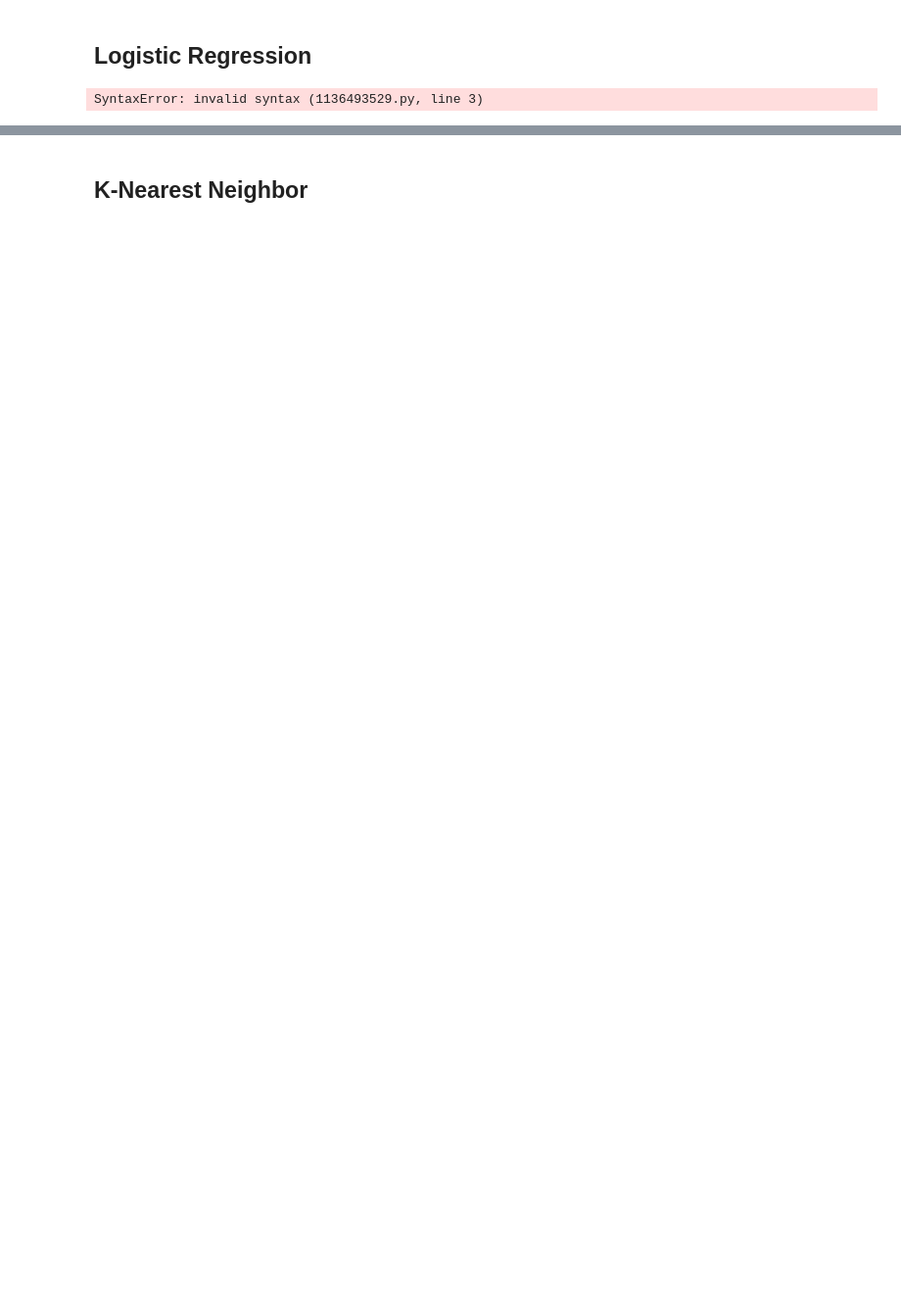
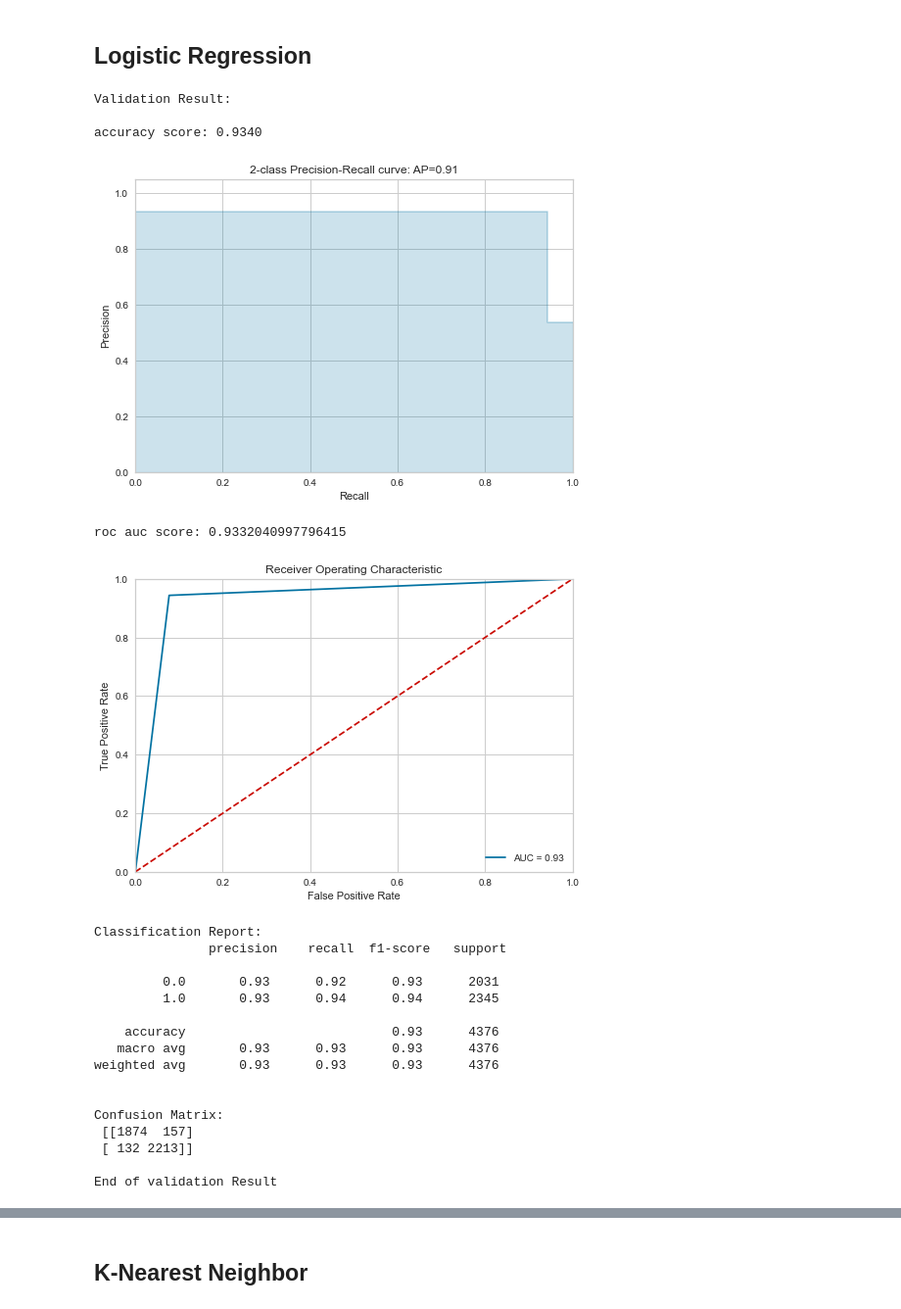
Before and after one commit to shanshanlao/Airline-Passenger-Satisfaction-Prediction, a Jupyter notebook: Code/Airline_data_modeling.ipynb, the cells around one changed output, grey strips where cells are left out. Shown at 98% size. Drawn from its saved outputs; the diff is of its cells as text; code cells hidden in the pictures; blank space fills up the shorter version.

Commit message:
Tested and Evaluated Models
Tested Models: LogisticRegression, KNN, Decision Tree, Random Forest

Co-Authored-By: RileyXiaoyu <115016937+RileyXiaoyu@users.noreply.github.com>

```diff
--- a/Code/Airline_data_modeling.ipynb
+++ b/Code/Airline_data_modeling.ipynb
@@ -431,10 +438,47 @@ pd.DataFrame(list(zip(X_train.columns,model_rfe.ranking_)),
 # %% [markdown]
 ## Logistic Regression
-# %%
-# Add result to model_comparison dataframe
-model_name = 'LogisticRegression'
-y_pred = #???
-
-add_result(model_name, y_val, y_pred)
-# %% [output]
-SyntaxError: invalid syntax (1136493529.py, line 3)
+# %%
+from sklearn.linear_model import LogisticRegression
+from sklearn.model_selection import RepeatedStratifiedKFold
+from sklearn.model_selection import RandomizedSearchCV
+import warnings
+warnings.filterwarnings('ignore')
+
+# define model
+model = LogisticRegression()
+# define evaluation
+cv = RepeatedStratifiedKFold(n_splits=10, n_repeats=3, random_state=1)
+# define search space
+space = dict()
+space['solver'] = ['newton-cg', 'lbfgs', 'liblinear']
+space['penalty'] = ['l1', 'l2', 'elasticnet']
+
+# define search
+search = RandomizedSearchCV(model, space, n_iter=500, scoring='accuracy', n_jobs=-1, cv=cv, random_state=1)
+# execute search
+result = search.fit(X_train, y_train)
+# %%
+clf_score(result, X_train, y_train, X_val, y_val, train=False)
+# %% [output]
+Validation Result:
+
+accuracy score: 0.9340
+[figure, added]
+roc auc score: 0.9332040997796415
+[figure, added]
+Classification Report:
+               precision    recall  f1-score   support
+
+         0.0       0.93      0.92      0.93      2031
+         1.0       0.93      0.94      0.94      2345
+
+    accuracy                           0.93      4376
+   macro avg       0.93      0.93      0.93      4376
+weighted avg       0.93      0.93      0.93      4376
+
+
+Confusion Matrix:
+ [[1874  157]
+ [ 132 2213]]
+
+End of validation Result
```
Also changed, not shown: parts of 19 cells of this notebook.
